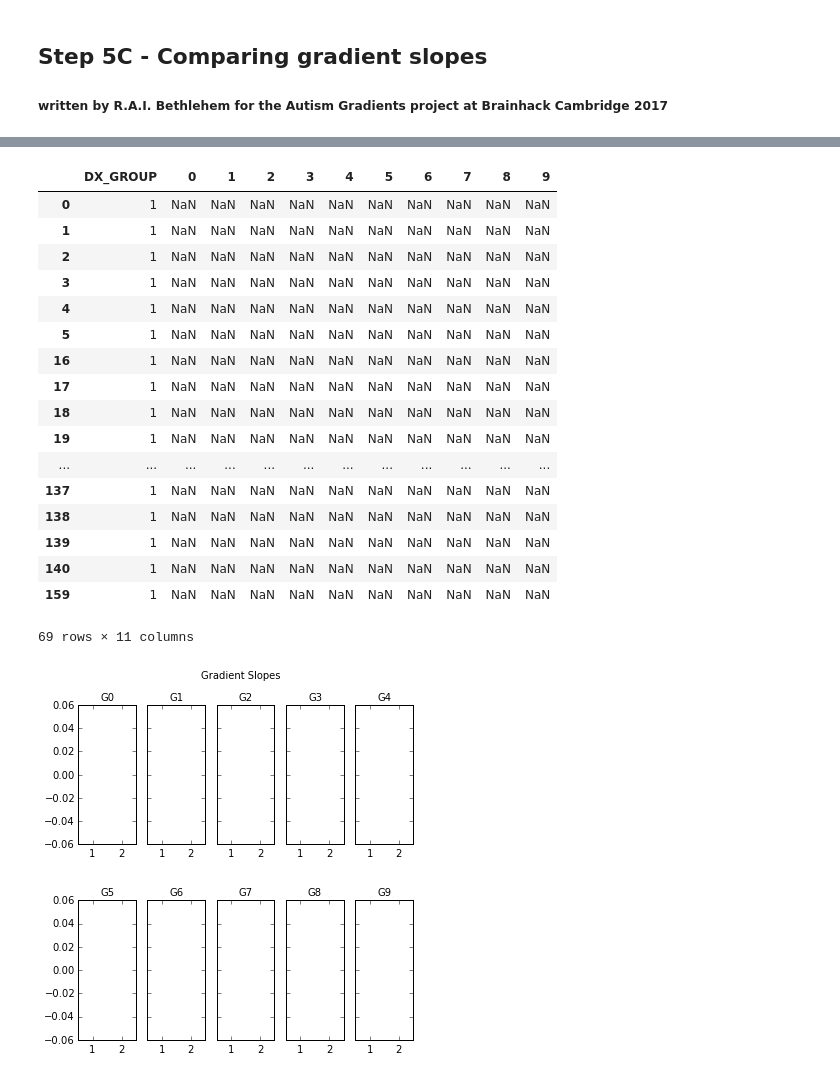
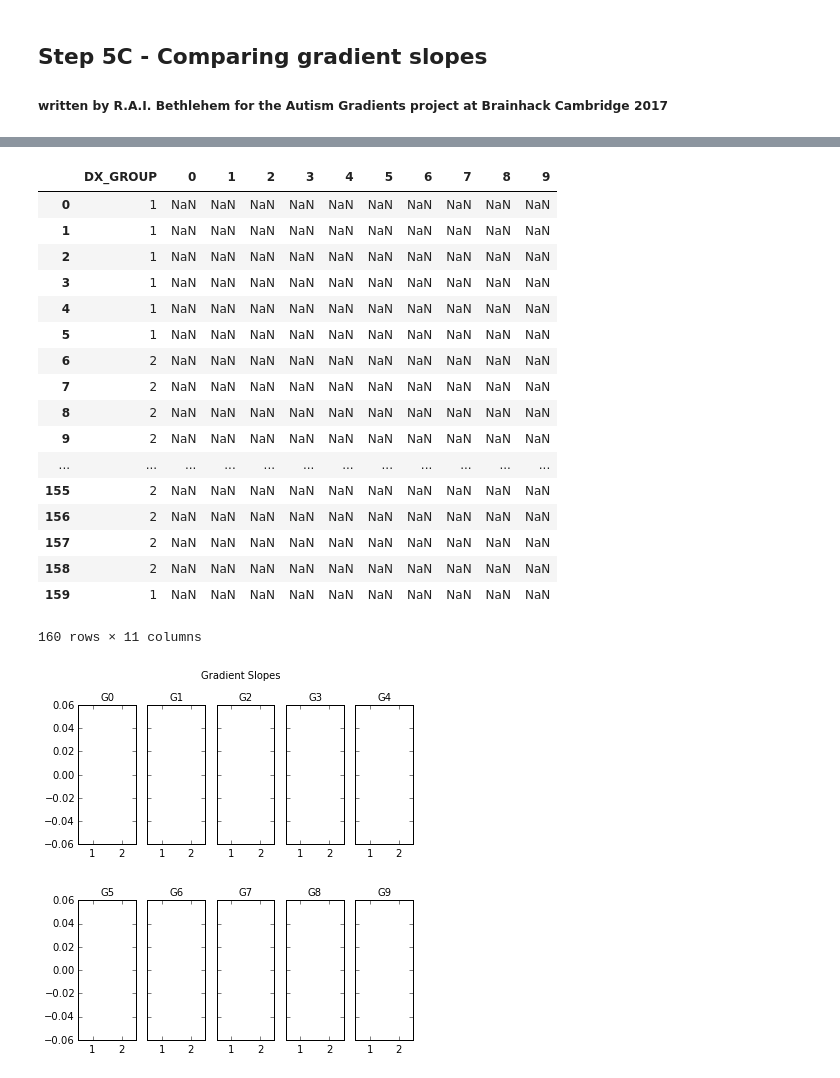
Before and after one commit to autism-research-centre/Autism-Gradients, a Jupyter notebook: 5c_CompareGroups.ipynb, the cells around one changed output, grey strips where cells are left out. Drawn from its saved outputs; the diff is of its cells as text; code cells hidden in the pictures.

```diff
--- a/5c_CompareGroups.ipynb
+++ b/5c_CompareGroups.ipynb
@@ -10,29 +32,29 @@ output = pd.read_csv('./data/Gradients.csv')
 # %%
 df = pd.DataFrame(output, columns = ['DX_GROUP',0,1,2,3,4,5,6,7,8,9])
 ASC = df['DX_GROUP'] == 2
 NT = df['DX_GROUP'] == 1
 G1 = df[ASC]
 G2 = df[NT]
-G2
+df
 # %% [output]
 |  | DX_GROUP | 0 | 1 | 2 | 3 | 4 | 5 | 6 | 7 | 8 | 9 |
 | 0 | 1 | NaN | NaN | NaN | NaN | NaN | NaN | NaN | NaN | NaN | NaN |
 | 1 | 1 | NaN | NaN | NaN | NaN | NaN | NaN | NaN | NaN | NaN | NaN |
 | 2 | 1 | NaN | NaN | NaN | NaN | NaN | NaN | NaN | NaN | NaN | NaN |
 | 3 | 1 | NaN | NaN | NaN | NaN | NaN | NaN | NaN | NaN | NaN | NaN |
 | 4 | 1 | NaN | NaN | NaN | NaN | NaN | NaN | NaN | NaN | NaN | NaN |
 | 5 | 1 | NaN | NaN | NaN | NaN | NaN | NaN | NaN | NaN | NaN | NaN |
-| 16 | 1 | NaN | NaN | NaN | NaN | NaN | NaN | NaN | NaN | NaN | NaN |
-| 17 | 1 | NaN | NaN | NaN | NaN | NaN | NaN | NaN | NaN | NaN | NaN |
-| 18 | 1 | NaN | NaN | NaN | NaN | NaN | NaN | NaN | NaN | NaN | NaN |
-| 19 | 1 | NaN | NaN | NaN | NaN | NaN | NaN | NaN | NaN | NaN | NaN |
+| 6 | 2 | NaN | NaN | NaN | NaN | NaN | NaN | NaN | NaN | NaN | NaN |
+| 7 | 2 | NaN | NaN | NaN | NaN | NaN | NaN | NaN | NaN | NaN | NaN |
+| 8 | 2 | NaN | NaN | NaN | NaN | NaN | NaN | NaN | NaN | NaN | NaN |
+| 9 | 2 | NaN | NaN | NaN | NaN | NaN | NaN | NaN | NaN | NaN | NaN |
 | ... | ... | ... | ... | ... | ... | ... | ... | ... | ... | ... | ... |
-| 137 | 1 | NaN | NaN | NaN | NaN | NaN | NaN | NaN | NaN | NaN | NaN |
-| 138 | 1 | NaN | NaN | NaN | NaN | NaN | NaN | NaN | NaN | NaN | NaN |
-| 139 | 1 | NaN | NaN | NaN | NaN | NaN | NaN | NaN | NaN | NaN | NaN |
-| 140 | 1 | NaN | NaN | NaN | NaN | NaN | NaN | NaN | NaN | NaN | NaN |
+| 155 | 2 | NaN | NaN | NaN | NaN | NaN | NaN | NaN | NaN | NaN | NaN |
+| 156 | 2 | NaN | NaN | NaN | NaN | NaN | NaN | NaN | NaN | NaN | NaN |
+| 157 | 2 | NaN | NaN | NaN | NaN | NaN | NaN | NaN | NaN | NaN | NaN |
+| 158 | 2 | NaN | NaN | NaN | NaN | NaN | NaN | NaN | NaN | NaN | NaN |
 | 159 | 1 | NaN | NaN | NaN | NaN | NaN | NaN | NaN | NaN | NaN | NaN |
-69 rows × 11 columns
+160 rows × 11 columns
 # %%
 ## numpy is used for creating fake data
 %matplotlib inline
```
Also changed, not shown: parts of 1 cell of this notebook.
